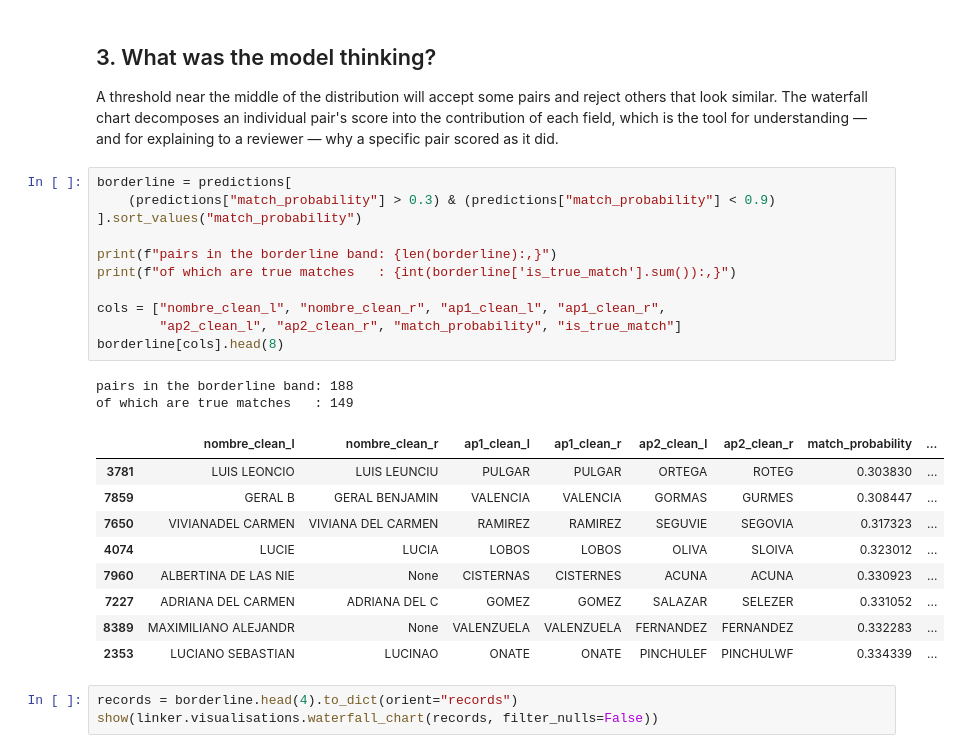
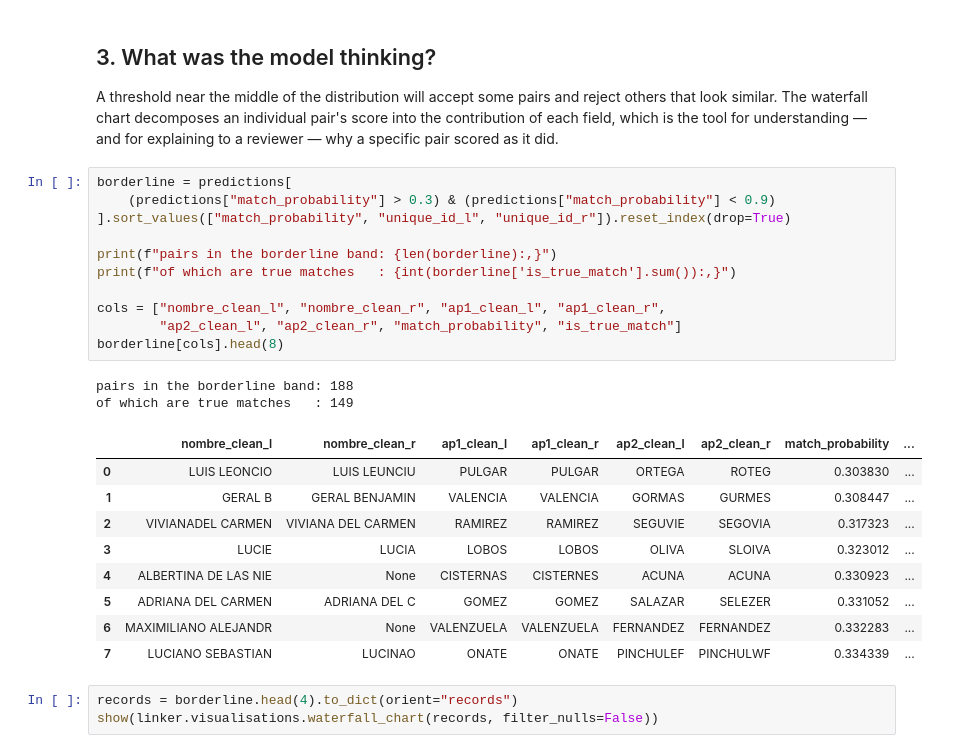
Before and after one commit to NicolasLibuy/record-linkage-toolkit, a Jupyter notebook: content/02_producing/nb08-thresholds-and-clustering.ipynb, the cells around one changed output. Cells and saved outputs as stored; diff of their text form.

Commit message:
Clean-clone fixes: add JupyterLab, drop the local path from nb01, deterministic tie order in nb08/nb09/nb11
Co-Authored-By: Claude Opus 5.5 <noreply@anthropic.com>

```diff
--- a/content/02_producing/nb08-thresholds-and-clustering.ipynb
+++ b/content/02_producing/nb08-thresholds-and-clustering.ipynb
@@ -255,26 +255,26 @@ and for explaining to a reviewer — why a specific pair scored as it did.
 # %%
 borderline = predictions[
     (predictions["match_probability"] > 0.3) & (predictions["match_probability"] < 0.9)
-].sort_values("match_probability")
+].sort_values(["match_probability", "unique_id_l", "unique_id_r"]).reset_index(drop=True)
 
 print(f"pairs in the borderline band: {len(borderline):,}")
 print(f"of which are true matches   : {int(borderline['is_true_match'].sum()):,}")
 
 cols = ["nombre_clean_l", "nombre_clean_r", "ap1_clean_l", "ap1_clean_r",
         "ap2_clean_l", "ap2_clean_r", "match_probability", "is_true_match"]
 borderline[cols].head(8)
 # %% [output]
 pairs in the borderline band: 188
 of which are true matches   : 149
 |  | nombre_clean_l | nombre_clean_r | ap1_clean_l | ap1_clean_r | ap2_clean_l | ap2_clean_r | match_probability | ... |
-| 3781 | LUIS LEONCIO | LUIS LEUNCIU | PULGAR | PULGAR | ORTEGA | ROTEG | 0.303830 | ... |
-| 7859 | GERAL B | GERAL BENJAMIN | VALENCIA | VALENCIA | GORMAS | GURMES | 0.308447 | ... |
-| 7650 | VIVIANADEL CARMEN | VIVIANA DEL CARMEN | RAMIREZ | RAMIREZ | SEGUVIE | SEGOVIA | 0.317323 | ... |
-| 4074 | LUCIE | LUCIA | LOBOS | LOBOS | OLIVA | SLOIVA | 0.323012 | ... |
-| 7960 | ALBERTINA DE LAS NIE | None | CISTERNAS | CISTERNES | ACUNA | ACUNA | 0.330923 | ... |
-| 7227 | ADRIANA DEL CARMEN | ADRIANA DEL C | GOMEZ | GOMEZ | SALAZAR | SELEZER | 0.331052 | ... |
-| 8389 | MAXIMILIANO ALEJANDR | None | VALENZUELA | VALENZUELA | FERNANDEZ | FERNANDEZ | 0.332283 | ... |
-| 2353 | LUCIANO SEBASTIAN | LUCINAO | ONATE | ONATE | PINCHULEF | PINCHULWF | 0.334339 | ... |
+| 0 | LUIS LEONCIO | LUIS LEUNCIU | PULGAR | PULGAR | ORTEGA | ROTEG | 0.303830 | ... |
+| 1 | GERAL B | GERAL BENJAMIN | VALENCIA | VALENCIA | GORMAS | GURMES | 0.308447 | ... |
+| 2 | VIVIANADEL CARMEN | VIVIANA DEL CARMEN | RAMIREZ | RAMIREZ | SEGUVIE | SEGOVIA | 0.317323 | ... |
+| 3 | LUCIE | LUCIA | LOBOS | LOBOS | OLIVA | SLOIVA | 0.323012 | ... |
+| 4 | ALBERTINA DE LAS NIE | None | CISTERNAS | CISTERNES | ACUNA | ACUNA | 0.330923 | ... |
+| 5 | ADRIANA DEL CARMEN | ADRIANA DEL C | GOMEZ | GOMEZ | SALAZAR | SELEZER | 0.331052 | ... |
+| 6 | MAXIMILIANO ALEJANDR | None | VALENZUELA | VALENZUELA | FERNANDEZ | FERNANDEZ | 0.332283 | ... |
+| 7 | LUCIANO SEBASTIAN | LUCINAO | ONATE | ONATE | PINCHULEF | PINCHULWF | 0.334339 | ... |
 # %%
 records = borderline.head(4).to_dict(orient="records")
 show(linker.visualisations.waterfall_chart(records, filter_nulls=False))
```
Also changed, not shown: parts of 3 cells of this notebook, 5 other files.
